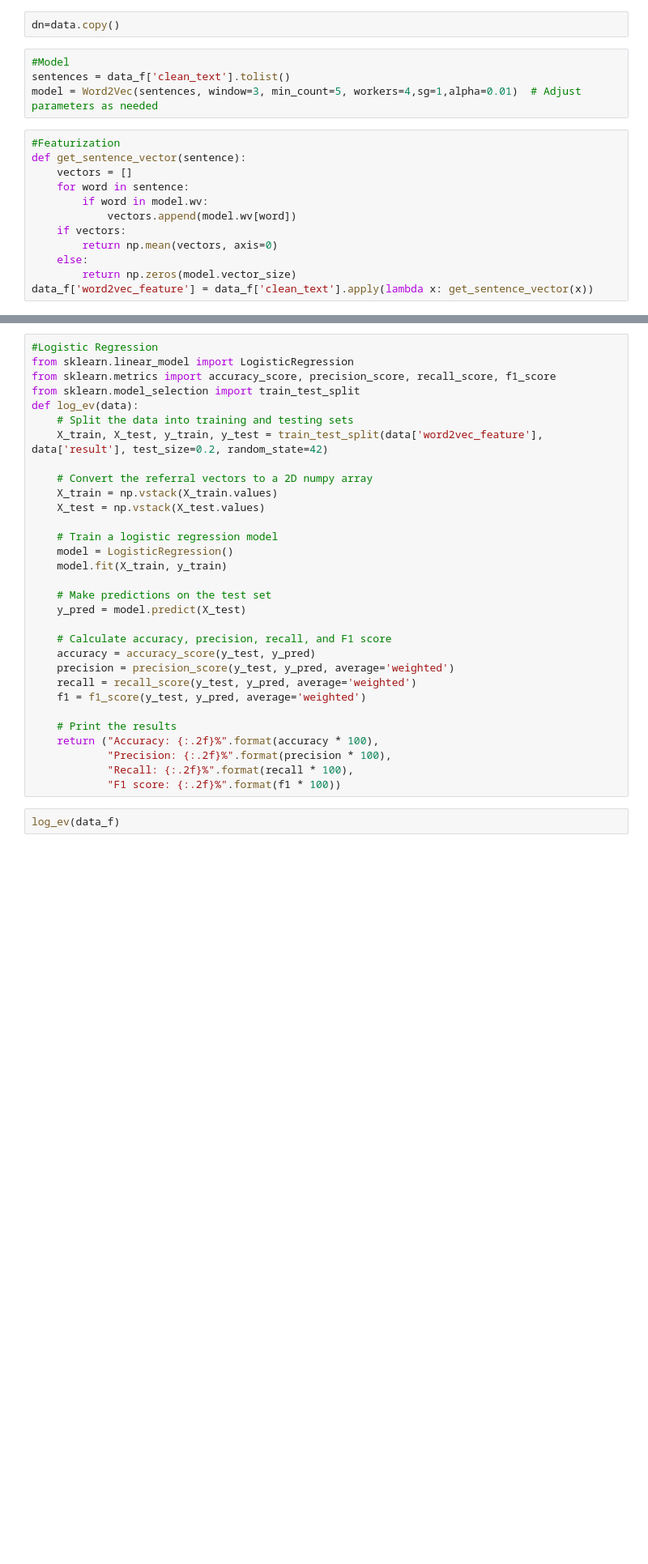
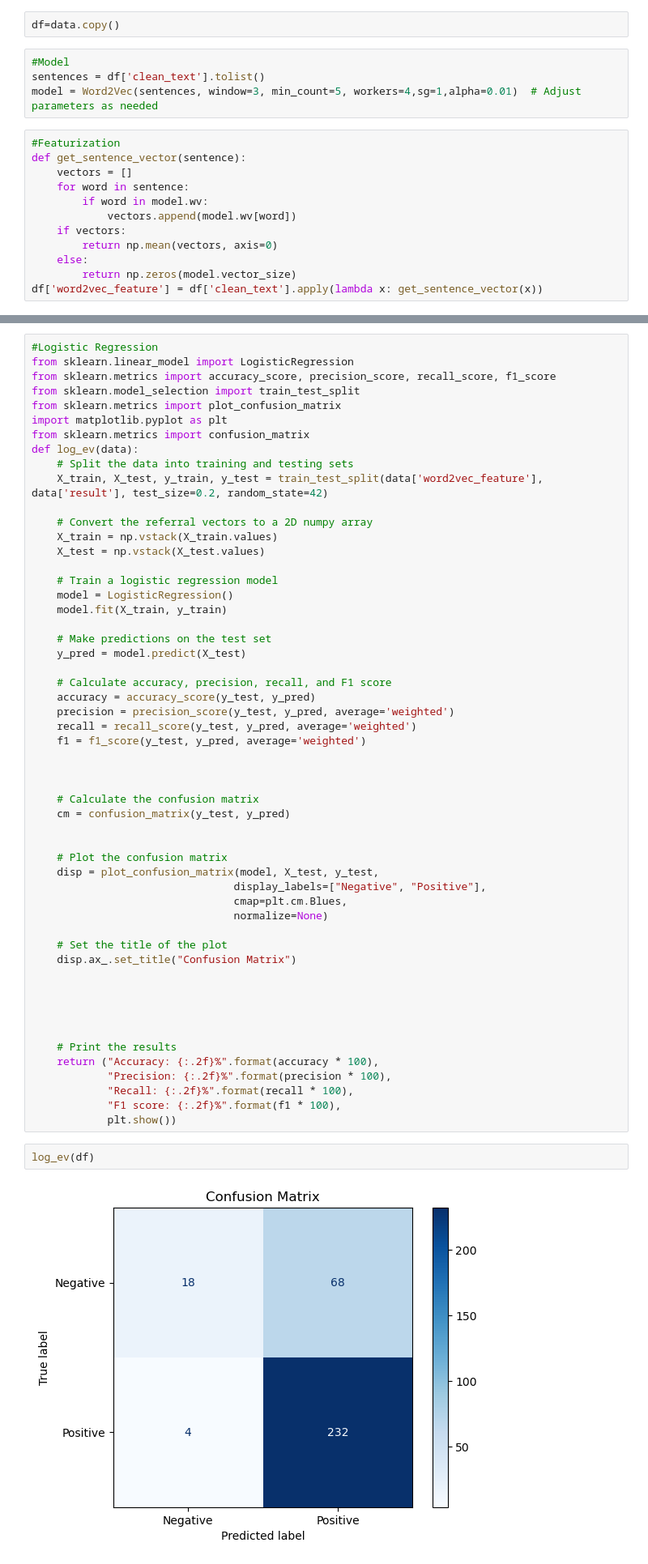
Before and after one commit to Data-Science-Knowledge-Center-Nova-SBE/PBL-HGO, a Jupyter notebook: W2V.ipynb, the cells around one changed output, grey strips where cells are left out. Shown at 81% size. Cells and saved outputs as stored; diff of their text form; blank space fills up the shorter version.

```diff
--- a/W2V.ipynb
+++ b/W2V.ipynb
@@ -86,10 +86,10 @@ data["clean_text"]
 1432    justificação cefaleio Luísa rodrigues Medicina...
 Name: clean_text, Length: 1609, dtype: object
 # %%
-dn=data.copy()
+df=data.copy()
 # %%
 #Model
-sentences = data_f['clean_text'].tolist()
+sentences = df['clean_text'].tolist()
 model = Word2Vec(sentences, window=3, min_count=5, workers=4,sg=1,alpha=0.01)  # Adjust parameters as needed
 # %%
 #Featurization
@@ -102,5 +102,5 @@ def get_sentence_vector(sentence):
         return np.mean(vectors, axis=0)
     else:
         return np.zeros(model.vector_size)
-data_f['word2vec_feature'] = data_f['clean_text'].apply(lambda x: get_sentence_vector(x))
+df['word2vec_feature'] = df['clean_text'].apply(lambda x: get_sentence_vector(x))
 # %%
@@ -137,6 +129,9 @@ data_f.head()
 from sklearn.linear_model import LogisticRegression
 from sklearn.metrics import accuracy_score, precision_score, recall_score, f1_score
 from sklearn.model_selection import train_test_split
+from sklearn.metrics import plot_confusion_matrix
+import matplotlib.pyplot as plt
+from sklearn.metrics import confusion_matrix
 def log_ev(data):
     # Split the data into training and testing sets
     X_train, X_test, y_train, y_test = train_test_split(data['word2vec_feature'], data['result'], test_size=0.2, random_state=42)
@@ -158,11 +153,32 @@ def log_ev(data):
     recall = recall_score(y_test, y_pred, average='weighted')
     f1 = f1_score(y_test, y_pred, average='weighted')
 
+
+
+    # Calculate the confusion matrix
+    cm = confusion_matrix(y_test, y_pred)
+
+
+    # Plot the confusion matrix
+    disp = plot_confusion_matrix(model, X_test, y_test,
+                                display_labels=["Negative", "Positive"],
+                                cmap=plt.cm.Blues,
+                                normalize=None)
+
+    # Set the title of the plot
+    disp.ax_.set_title("Confusion Matrix")
+
+
+
+
+
     # Print the results
     return ("Accuracy: {:.2f}%".format(accuracy * 100),
             "Precision: {:.2f}%".format(precision * 100),
             "Recall: {:.2f}%".format(recall * 100),
-            "F1 score: {:.2f}%".format(f1 * 100))
+            "F1 score: {:.2f}%".format(f1 * 100),
+            plt.show())
 # %%
-log_ev(data_f)
+log_ev(df)
 # %% [output]
+[figure, added]
```
Also changed, not shown: parts of 5 cells of this notebook, 1 other file.
